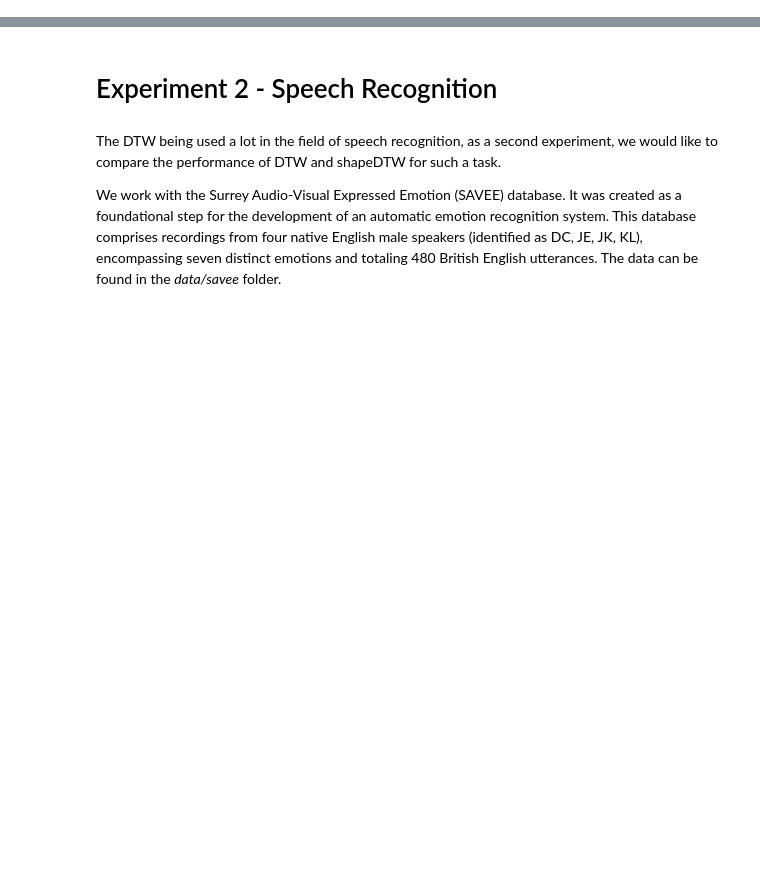
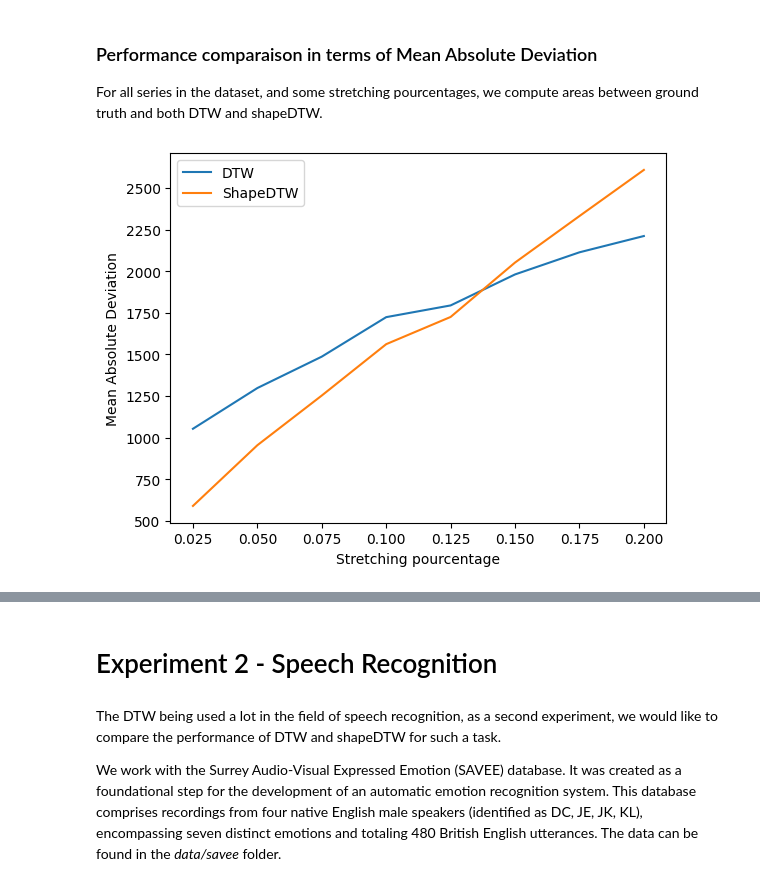
Before and after one commit to adlemoreau/shapedtw-timeseries, a Jupyter notebook: experiments.ipynb, the cells around one changed output, grey strips where cells are left out. Drawn from its saved outputs; the diff is of its cells as text; code cells hidden in the pictures; blank space fills up the shorter version.

```diff
--- a/speech_recognition.ipynb
+++ b/experiments.ipynb
@@ -14,0 +69,42 @@ from speech_recognition import get_all_distance_for_one_user, get_metrics, load_
+# %% [markdown]
+### Performance comparaison in terms of Mean Absolute Deviation
+
+For all series in the dataset, and some stretching pourcentages, we compute areas between ground truth and both DTW and shapeDTW.
+# %%
+alpha_range = [0.025, 0.05, 0.075, 0.1, 0.125, 0.15, 0.175, 0.2]
+res_dtw = []
+res_shaptedtw = []
+for alpha in tqdm(alpha_range):
+    dtw_alpha = 0
+    shapedtw_alpha = 0
+    for i in range(442):
+        ts = np.array(X.iloc[i].to_list()[0])
+        #index1 and index2 represent ground truth alignment
+        sim_ts, index1, index2 = sim_aligned(ts, alpha=alpha, a=0.75, b=1.25, plot_scale=False, plot_series=False)
+        dtw_res = dtw(ts, sim_ts, keep_internals=True)
+        shape_dtw_res = shape_dtw(
+            x=ts,
+            y=sim_ts,
+            subsequence_width=25,
+            shape_descriptor=derivative_descriptor,
+            keep_internals=True
+        )
+        # compute alignments
+        align_gt = np.column_stack((index1, index2))
+        align_dtw = np.column_stack((dtw_res.index1, dtw_res.index2))
+        align_shapedtw = np.column_stack((shape_dtw_res.index1, shape_dtw_res.index2))
+        dtw_alpha += align_dist_area(align_gt, align_dtw)
+        shapedtw_alpha += align_dist_area(align_gt, align_shapedtw)
+    dtw_alpha /= 442
+    res_dtw.append(dtw_alpha)
+    shapedtw_alpha /= 442
+    res_shaptedtw.append(shapedtw_alpha)
+# %%
+plt.plot(alpha_range, res_dtw, label='DTW')
+plt.plot(alpha_range, res_shaptedtw, label='ShapeDTW')
+plt.xlabel('Stretching pourcentage')
+plt.ylabel('Mean Absolute Deviation')
+plt.legend()
+plt.show()
+# %% [output]
+[figure, added]
```
Also changed, not shown: parts of 16 cells of this notebook, 6 other files.
